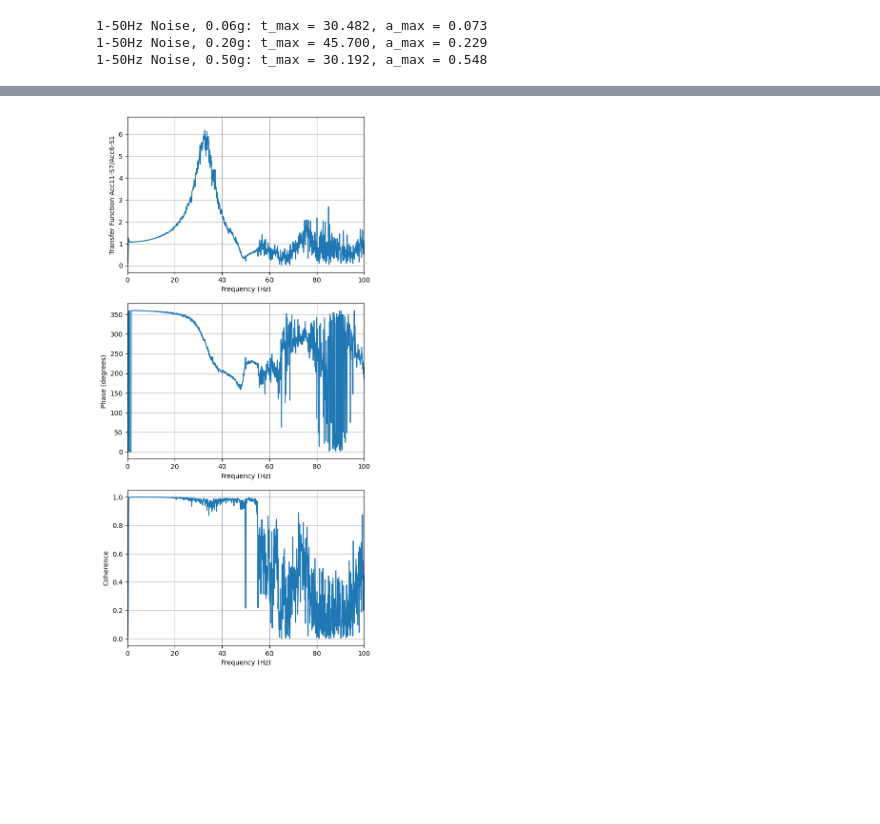
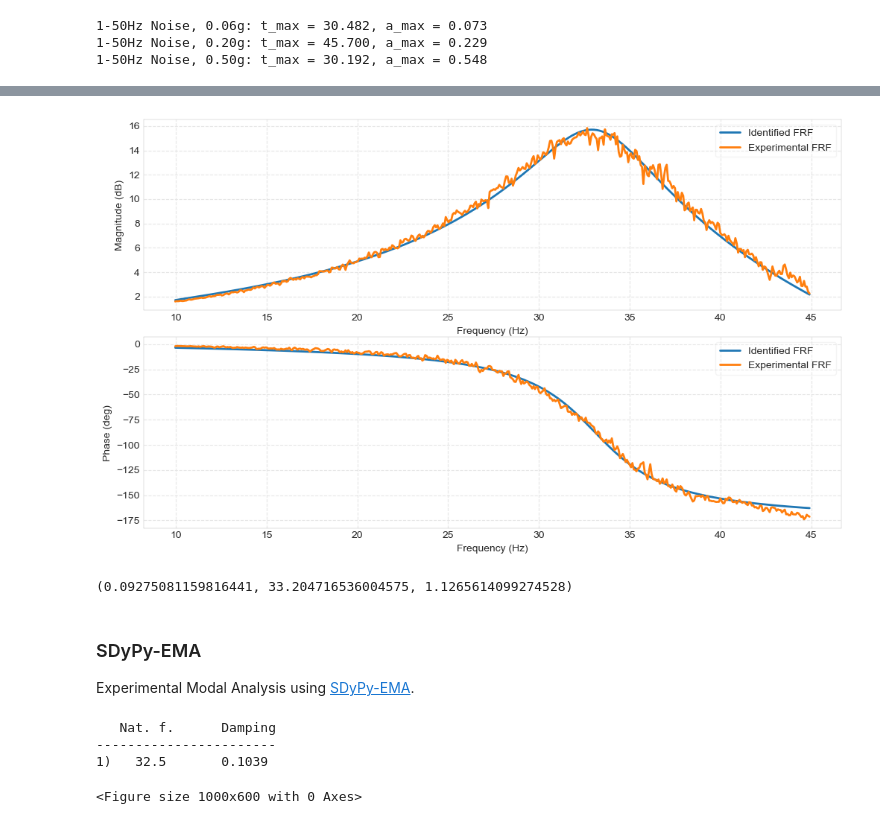
Before and after one commit to dkaramitros/pyDySP, a Jupyter notebook: examples/example_1.ipynb, the cells around one changed output, grey strips where cells are left out. Drawn from its saved outputs; the diff is of its cells as text; code cells hidden in the pictures; blank space fills up the shorter version.

```diff
--- a/examples/example_1.ipynb
+++ b/examples/example_1.ipynb
@@ -153,0 +184,18 @@ leg=ax.legend()
+# %%
+[_,[f,tf,_,_,_,_],_,_]=test[0].transfer_function(channel_from=8, channel_to=13, axis=[])
+# f and tf must be converted to vectors
+F = np.array([f]).T
+TF = np.array([tf]).T
+# fmin and fmax must be given as integers
+dF = f[1]-f[0]
+fmin = int(10/dF)
+fmax = int(45/dF)
+# vtb.ema
+vtb.ema.sdof_cf(F,TF,fmin,fmax)
+# Returns: damping, natural frequency, numerator of identified transfer functions
+# %% [output]
+[figure, added]
+(0.09275081159816441, 33.204716536004575, 1.1265614099274528)
+# %% [markdown]
+### SDyPy-EMA
+Experimental Modal Analysis using [SDyPy-EMA](https://github.com/sdypy/sdypy-EMA).
@@ -154,4 +204,20 @@ leg=ax.legend()
 # %%
-[_,[f,t,_,_,_,_],_,_]=test[0].transfer_function(channel_from=8, channel_to=13, xlim=100)
+[_,[f,tf,_,_,_,_],_,_]=test[0].transfer_function(channel_from=8, channel_to=13, axis=[])
+# Create model
+ema_model = EMA.Model(
+    tf,
+    f,
+    lower=10,
+    upper=45,
+    pol_order_high=50
+    )
+# Analyse
+ema_model.get_poles()
+ema_model.select_poles()
+ema_model.print_modal_data()
+H,A = ema_model.get_constants(method='lsfd')
 # %% [output]
-[figure, removed]
+   Nat. f.      Damping
+-----------------------
+1)   32.5       0.1039
+<Figure size 1000x600 with 0 Axes>
```
Also changed, not shown: parts of 19 cells of this notebook.
